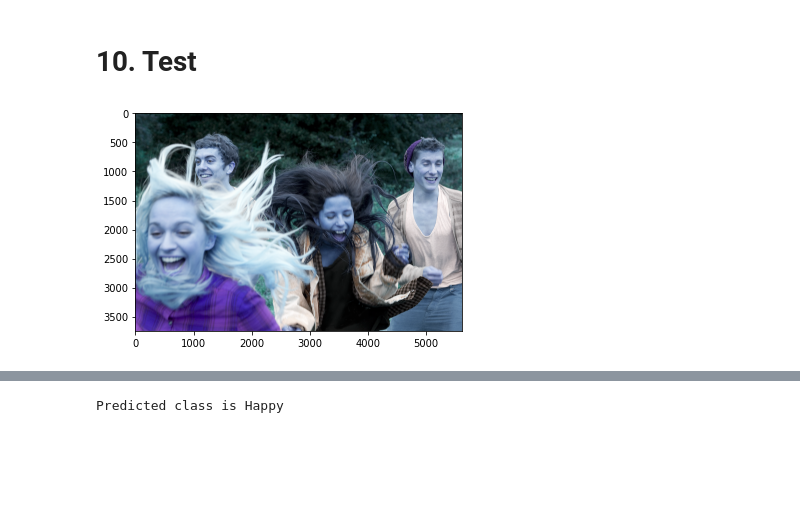
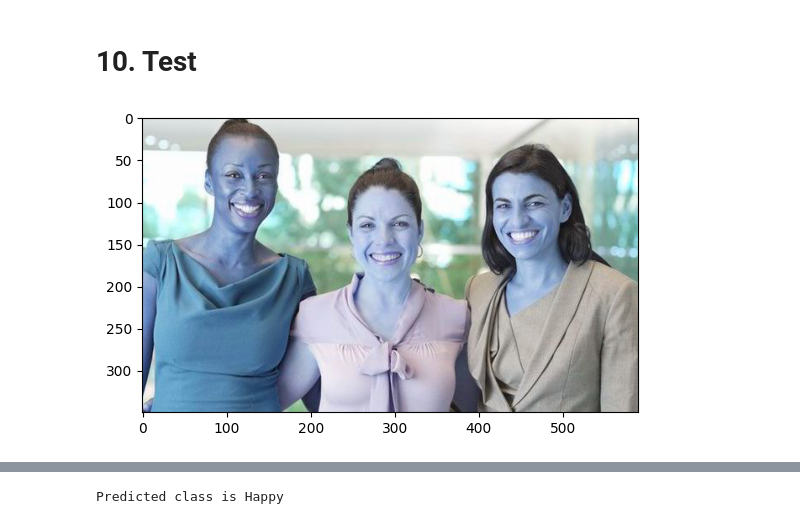
Before and after one commit to yiyangjessieyu/Deep-Learning-Image-Classifier, a Jupyter notebook: Getting Started.ipynb, the cells around one changed output, grey strips where cells are left out. Saved outputs shown, nothing was run; the diff lists cells and outputs as text; code cells hidden in the pictures; blank space fills up the shorter version.

```diff
--- a/Getting Started.ipynb
+++ b/Getting Started.ipynb
@@ -222,11 +237,11 @@ tf.Tensor(1.0, shape=(), dtype=float32) tf.Tensor(1.0, shape=(), dtype=float32)
 # %%
 import cv2
 # %%
-img = cv2.imread('154006829.jpg')
+img = cv2.imread('./data/happy/1-2.jpg')
 plt.imshow(img)
 plt.show()
 # %% [output]
-[figure, old version]
+[figure, new version]
 # %%
 resize = tf.image.resize(img, (256,256))
 plt.imshow(resize.numpy().astype(int))
```
Also changed, not shown: parts of 10 cells of this notebook, 1 other file.
